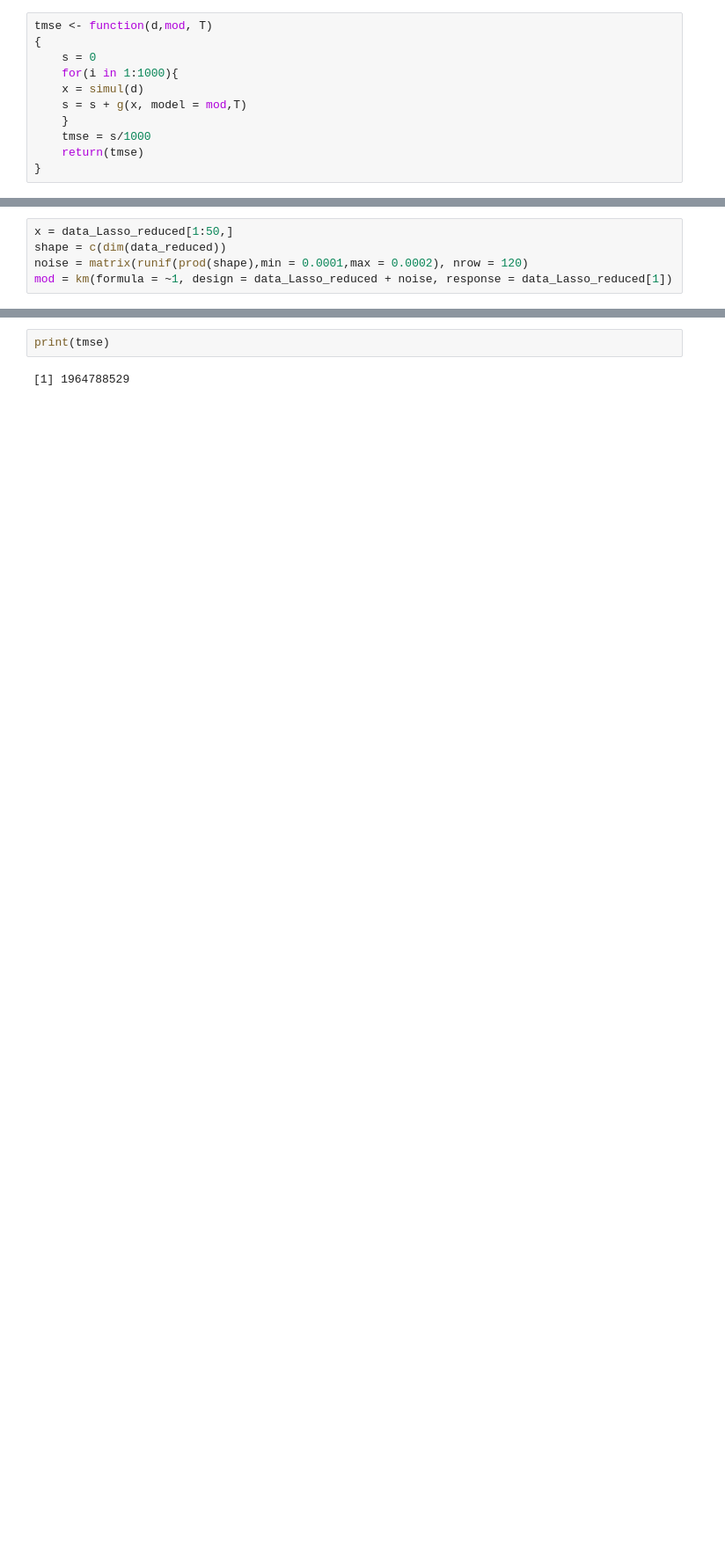
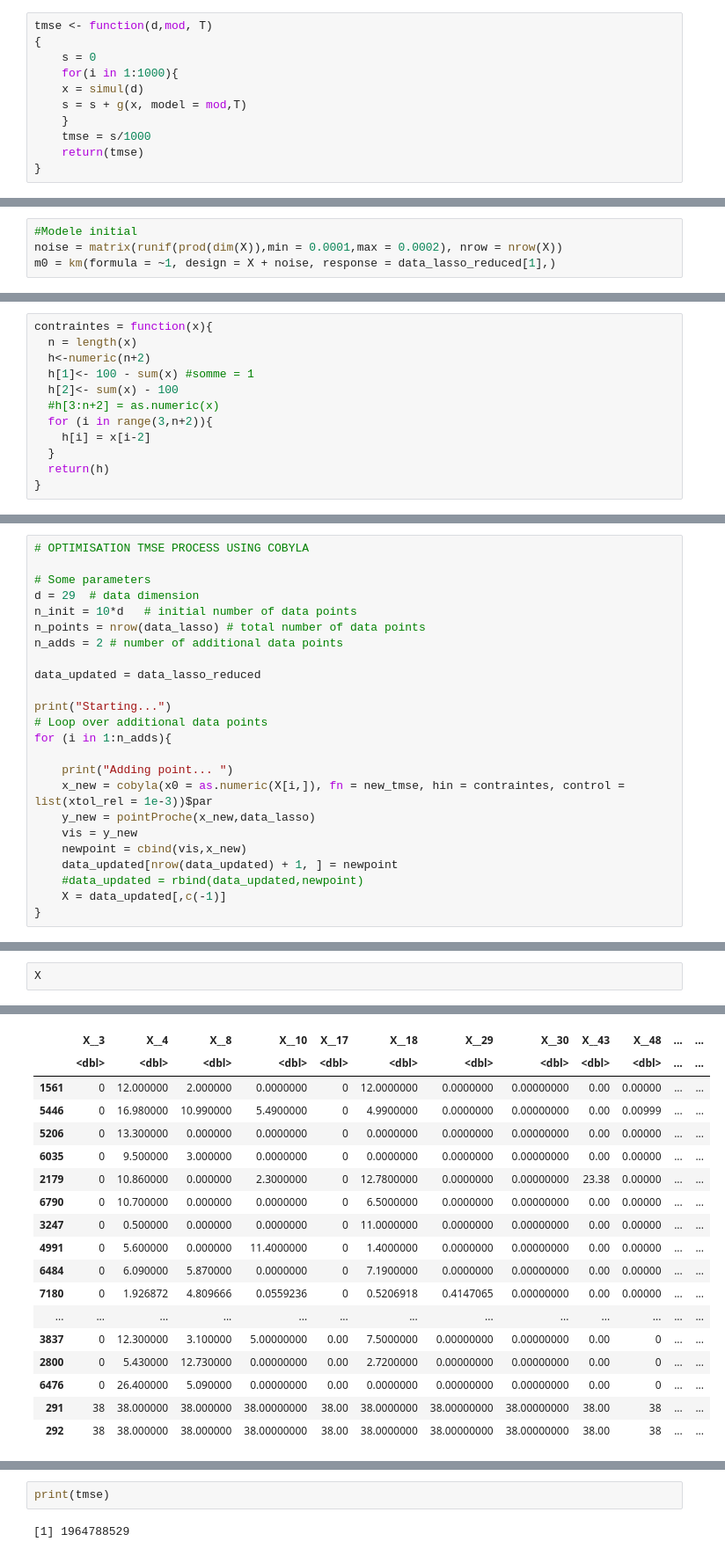
Before and after one commit to supetite/Projet-IPPON, a Jupyter notebook: Target - IMSE.ipynb, the cells around one changed output, grey strips where cells are left out. Shown at 88% size. Drawn from its saved outputs; the diff is of its cells as text; blank space fills up the shorter version.

Commit message:
Adding 2 points

```diff
--- a/Target - IMSE.ipynb
+++ b/Target - IMSE.ipynb
@@ -185,8 +199,7 @@ print(tmse(d,mod,T=400))
 # %%
-x = data_Lasso_reduced[1:50,]
-shape = c(dim(data_reduced))
-noise = matrix(runif(prod(shape),min = 0.0001,max = 0.0002), nrow = 120)
-mod = km(formula = ~1, design = data_Lasso_reduced + noise, response = data_Lasso_reduced[1])
+#Modele initial
+noise = matrix(runif(prod(dim(X)),min = 0.0001,max = 0.0002), nrow = nrow(X))
+m0 = km(formula = ~1, design = X + noise, response = data_lasso_reduced[1],)
 # %% [output]
 optimisation start
 ------------------
@@ -237,3 +265,15 @@ new_tmse = function(x_new, data, d = 29, niter = 1000){
     tmse = s/niter
     return(tmse)
 }
+# %%
+contraintes = function(x){
+  n = length(x)
+  h<-numeric(n+2)
+  h[1]<- 100 - sum(x) #somme = 1
+  h[2]<- sum(x) - 100
+  #h[3:n+2] = as.numeric(x)
+  for (i in range(3,n+2)){
+    h[i] = x[i-2]
+  }
+  return(h)
+}
@@ -239,0 +294,24 @@ new_tmse = function(x_new, data, d = 29, niter = 1000){
+# %%
+# OPTIMISATION TMSE PROCESS USING COBYLA
+
+# Some parameters
+d = 29  # data dimension
+n_init = 10*d   # initial number of data points
+n_points = nrow(data_lasso) # total number of data points
+n_adds = 2 # number of additional data points
+
+data_updated = data_lasso_reduced
+
+print("Starting...")
+# Loop over additional data points
+for (i in 1:n_adds){
+
+    print("Adding point... ")
+    x_new = cobyla(x0 = as.numeric(X[i,]), fn = new_tmse, hin = contraintes, control = list(xtol_rel = 1e-3))$par
+    y_new = pointProche(x_new,data_lasso)
+    vis = y_new
+    newpoint = cbind(vis,x_new)
+    data_updated[nrow(data_updated) + 1, ] = newpoint
+    #data_updated = rbind(data_updated,newpoint)
+    X = data_updated[,c(-1)]
+}
@@ -239,0 +330,3 @@ new_tmse = function(x_new, data, d = 29, niter = 1000){
+# %%
+X
+# %% [output]
@@ -240,3 +334,21 @@ new_tmse = function(x_new, data, d = 29, niter = 1000){
+|  | X__3 | X__4 | X__8 | X__10 | X__17 | X__18 | X__29 | X__30 | X__43 | X__48 | ... | ... |
+|  | <dbl> | <dbl> | <dbl> | <dbl> | <dbl> | <dbl> | <dbl> | <dbl> | <dbl> | <dbl> | ... | ... |
+| 1561 | 0 | 12.000000 | 2.000000 | 0.0000000 | 0 | 12.0000000 | 0.0000000 | 0.00000000 | 0.00 | 0.00000 | ... | ... |
+| 5446 | 0 | 16.980000 | 10.990000 | 5.4900000 | 0 | 4.9900000 | 0.0000000 | 0.00000000 | 0.00 | 0.00999 | ... | ... |
+| 5206 | 0 | 13.300000 | 0.000000 | 0.0000000 | 0 | 0.0000000 | 0.0000000 | 0.00000000 | 0.00 | 0.00000 | ... | ... |
+| 6035 | 0 | 9.500000 | 3.000000 | 0.0000000 | 0 | 0.0000000 | 0.0000000 | 0.00000000 | 0.00 | 0.00000 | ... | ... |
+| 2179 | 0 | 10.860000 | 0.000000 | 2.3000000 | 0 | 12.7800000 | 0.0000000 | 0.00000000 | 23.38 | 0.00000 | ... | ... |
+| 6790 | 0 | 10.700000 | 0.000000 | 0.0000000 | 0 | 6.5000000 | 0.0000000 | 0.00000000 | 0.00 | 0.00000 | ... | ... |
+| 3247 | 0 | 0.500000 | 0.000000 | 0.0000000 | 0 | 11.0000000 | 0.0000000 | 0.00000000 | 0.00 | 0.00000 | ... | ... |
+| 4991 | 0 | 5.600000 | 0.000000 | 11.4000000 | 0 | 1.4000000 | 0.0000000 | 0.00000000 | 0.00 | 0.00000 | ... | ... |
+| 6484 | 0 | 6.090000 | 5.870000 | 0.0000000 | 0 | 7.1900000 | 0.0000000 | 0.00000000 | 0.00 | 0.00000 | ... | ... |
+| 7180 | 0 | 1.926872 | 4.809666 | 0.0559236 | 0 | 0.5206918 | 0.4147065 | 0.00000000 | 0.00 | 0.00000 | ... | ... |
+| ... | ... | ... | ... | ... | ... | ... | ... | ... | ... | ... | ... | ... |
+| 3837 | 0 | 12.300000 | 3.100000 | 5.00000000 | 0.00 | 7.5000000 | 0.00000000 | 0.00000000 | 0.00 | 0 | ... | ... |
+| 2800 | 0 | 5.430000 | 12.730000 | 0.00000000 | 0.00 | 2.7200000 | 0.00000000 | 0.00000000 | 0.00 | 0 | ... | ... |
+| 6476 | 0 | 26.400000 | 5.090000 | 0.00000000 | 0.00 | 0.0000000 | 0.00000000 | 0.00000000 | 0.00 | 0 | ... | ... |
+| 291 | 38 | 38.000000 | 38.000000 | 38.00000000 | 38.00 | 38.0000000 | 38.00000000 | 38.00000000 | 38.00 | 38 | ... | ... |
+| 292 | 38 | 38.000000 | 38.000000 | 38.00000000 | 38.00 | 38.0000000 | 38.00000000 | 38.00000000 | 38.00 | 38 | ... | ... |
 # %%
 # OPTIMISATION TMSE PROCESS
 
```
Also changed, not shown: parts of 28 cells of this notebook.
